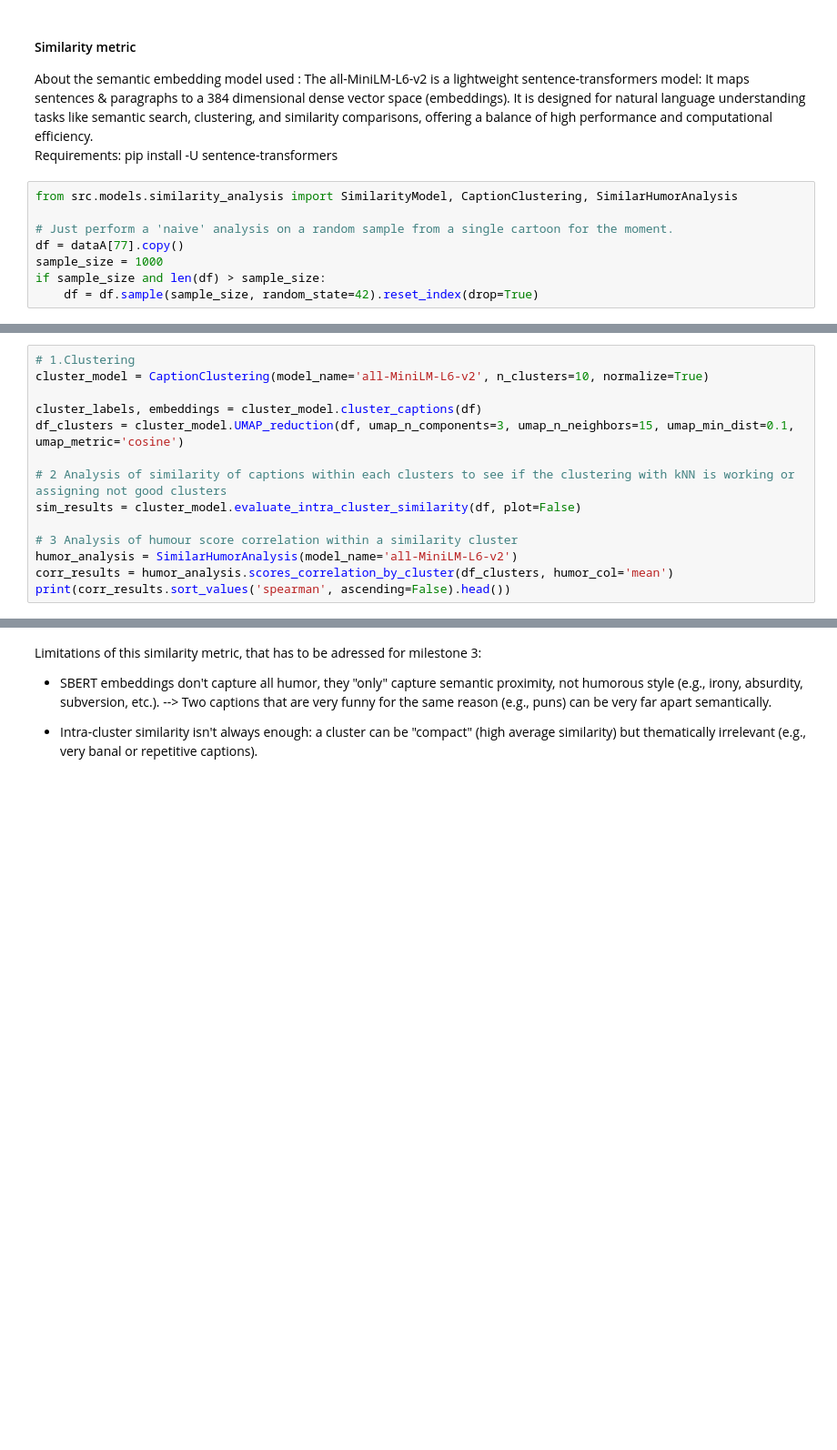
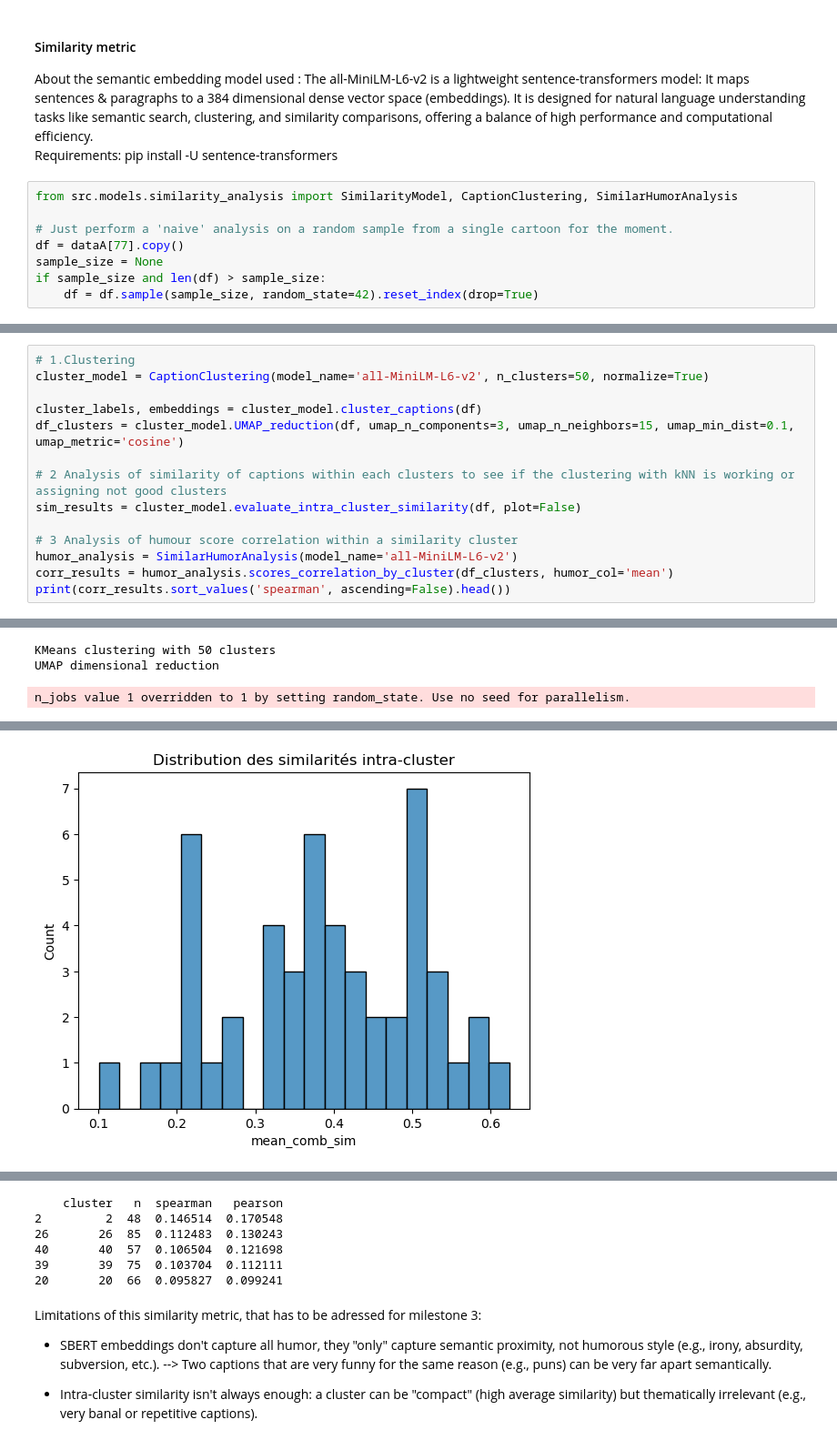
Before and after one commit to epfl-ada/ada-2025-project-adacore42, a Jupyter notebook: results copy.ipynb, the cells around one changed output, grey strips where cells are left out. Shown at 91% size. Cells and saved outputs as stored; diff of their text form; blank space fills up the shorter version.

Commit message:
test of similarity on all captions from data[77]

```diff
--- a/results copy.ipynb
+++ b/results copy.ipynb
@@ -331,6 +294,6 @@ from src.models.similarity_analysis import SimilarityModel, CaptionClustering, S
 
 # Just perform a 'naive' analysis on a random sample from a single cartoon for the moment.
 df = dataA[77].copy()
-sample_size = 1000
+sample_size = None
 if sample_size and len(df) > sample_size:
     df = df.sample(sample_size, random_state=42).reset_index(drop=True)
@@ -352,6 +326,6 @@ We want to see if there is "winning clusters", depicting "winning humorous types
 # %%
 # 1.Clustering
-cluster_model = CaptionClustering(model_name='all-MiniLM-L6-v2', n_clusters=10, normalize=True)
+cluster_model = CaptionClustering(model_name='all-MiniLM-L6-v2', n_clusters=50, normalize=True)
 
 cluster_labels, embeddings = cluster_model.cluster_captions(df)
 df_clusters = cluster_model.UMAP_reduction(df, umap_n_components=3, umap_n_neighbors=15, umap_min_dist=0.1, umap_metric='cosine')
@@ -363,3 +337,4 @@ sim_results = cluster_model.evaluate_intra_cluster_similarity(df, plot=False)
 humor_analysis = SimilarHumorAnalysis(model_name='all-MiniLM-L6-v2')
 corr_results = humor_analysis.scores_correlation_by_cluster(df_clusters, humor_col='mean')
 print(corr_results.sort_values('spearman', ascending=False).head())
+# %% [output]
@@ -365,0 +342,3 @@ print(corr_results.sort_values('spearman', ascending=False).head())
+KMeans clustering with 50 clusters
+UMAP dimensional reduction
+n_jobs value 1 overridden to 1 by setting random_state. Use no seed for parallelism.
@@ -365,0 +362 @@ print(corr_results.sort_values('spearman', ascending=False).head())
+[figure, added]
@@ -366,3 +364,9 @@ print(corr_results.sort_values('spearman', ascending=False).head())
+    cluster   n  spearman   pearson
+2         2  48  0.146514  0.170548
+26       26  85  0.112483  0.130243
+40       40  57  0.106504  0.121698
+39       39  75  0.103704  0.112111
+20       20  66  0.095827  0.099241
 # %% [markdown]
 
 Limitations of this similarity metric, that has to be adressed for milestone 3:
```
Also changed, not shown: parts of 17 cells of this notebook, 1 other file.
